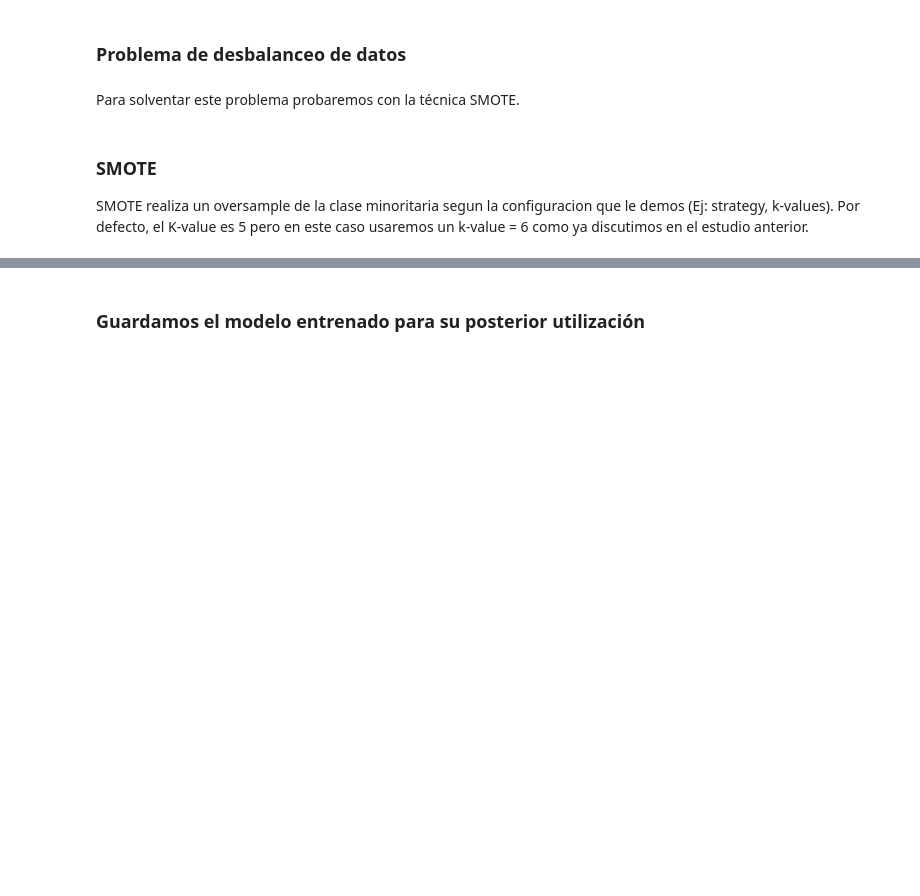
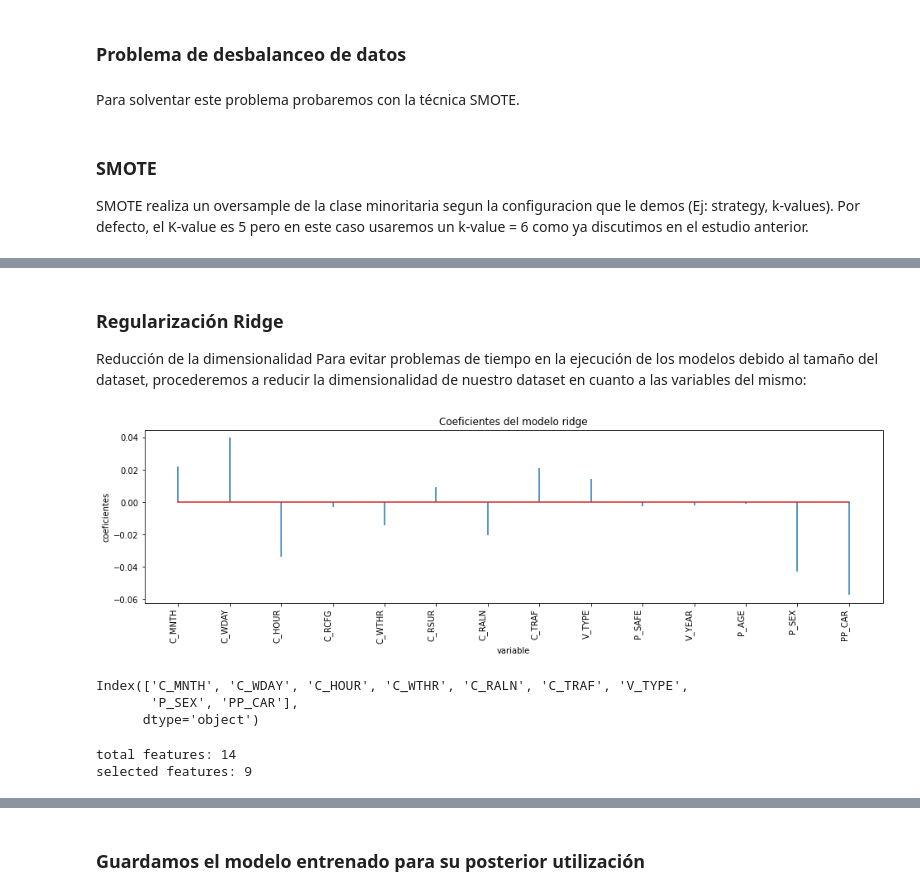
Before and after one commit to judit-lozano/project_car_accidents, a Jupyter notebook: notebooks/02. Pipeline.ipynb, the cells around one changed output, grey strips where cells are left out. Drawn from its saved outputs; the diff is of its cells as text; code cells hidden in the pictures; blank space fills up the shorter version.

```diff
--- a/notebooks/02. Pipeline.ipynb
+++ b/notebooks/02. Pipeline.ipynb
@@ -107,0 +119,7 @@ dtype: float64
+# %%
+#2nd Transformer: Scaling
+trf2 = ColumnTransformer([('scaler', StandardScaler(),slice(0,len(X_train.columns)))
+                         ])
+# %%
+#5th Model
+trf3 = lgbm.LGBMClassifier()
@@ -115,15 +182,8 @@ SMOTE realiza un oversample de la clase minoritaria segun la configuracion que l
 # %%
 over = SMOTE(sampling_strategy=0.1, k_neighbors=6)
 under = RandomUnderSampler(sampling_strategy=0.2)
-steps = [('over', over), ('under', under)]
-oversample = Pipeline(steps=steps)
-
-# transformación del dataset
-X_train_sm, y_train_sm = oversample.fit_resample(X_train, y_train)
-
-counter = y_train.value_counts()
-print("Antes de SMOTE ", counter)
-
-counter2 = y_train_sm.value_counts()
-print("Despues de SMOTE ", counter2)
+steps = [('trf1', trf1),('trf2', trf2),
+         ('over', over), ('under', under), ('trf3', trf3)]
+modelo = Pipeline(steps=steps)
+modelo.fit(X_train, y_train)
 # %% [output]
@@ -157,0 +225,30 @@ Pipeline(steps=[('preprocessor',
+# %% [markdown]
+### Regularización Ridge
+
+Reducción de la dimensionalidad
+Para evitar problemas de tiempo en la ejecución de los modelos debido al tamaño del dataset, procederemos a reducir la dimensionalidad de nuestro dataset en cuanto a las variables del mismo:
+# %%
+sel_ridge = SelectFromModel(LogisticRegression(C=1, penalty='l2'), threshold = 0.01)
+steps = [('trf1', trf1),('trf2', trf2),
+         ('over', over), ('under', under), ('sel_ridge', sel_ridge)]
+modelo = Pipeline(steps=steps)
+modelo.fit(X_train, y_train)
+
+
+
+sel_ridge.fit(X_train, y_train)
+# Coeficientes del modelo
+# ==============================================================================
+df_coeficientes = pd.DataFrame(
+                        {'predictor': X_train.columns,
+                         'coef': sel_ridge.estimator_.coef_.flatten()}
+                  )
+
+fig, ax = plt.subplots(figsize=(16, 3.84))
+ax.stem(df_coeficientes.predictor, df_coeficientes.coef, markerfmt=' ')
+plt.xticks(rotation=90, ha='right', size=10)
+ax.set_xlabel('variable')
+ax.set_ylabel('coeficientes')
+ax.set_title('Coeficientes del modelo ridge');
+# %% [output]
+[figure, added]
@@ -157,0 +258,12 @@ Pipeline(steps=[('preprocessor',
+# %%
+selected_feat
+# %% [output]
+Index(['C_MNTH', 'C_WDAY', 'C_HOUR', 'C_WTHR', 'C_RALN', 'C_TRAF', 'V_TYPE',
+       'P_SEX', 'PP_CAR'],
+      dtype='object')
+# %%
+print('total features: {}'.format((X_train.shape[1])))
+print('selected features: {}'.format(len(selected_feat)))
+# %% [output]
+total features: 14
+selected features: 9
```
Also changed, not shown: parts of 42 cells of this notebook, 1 other file.
